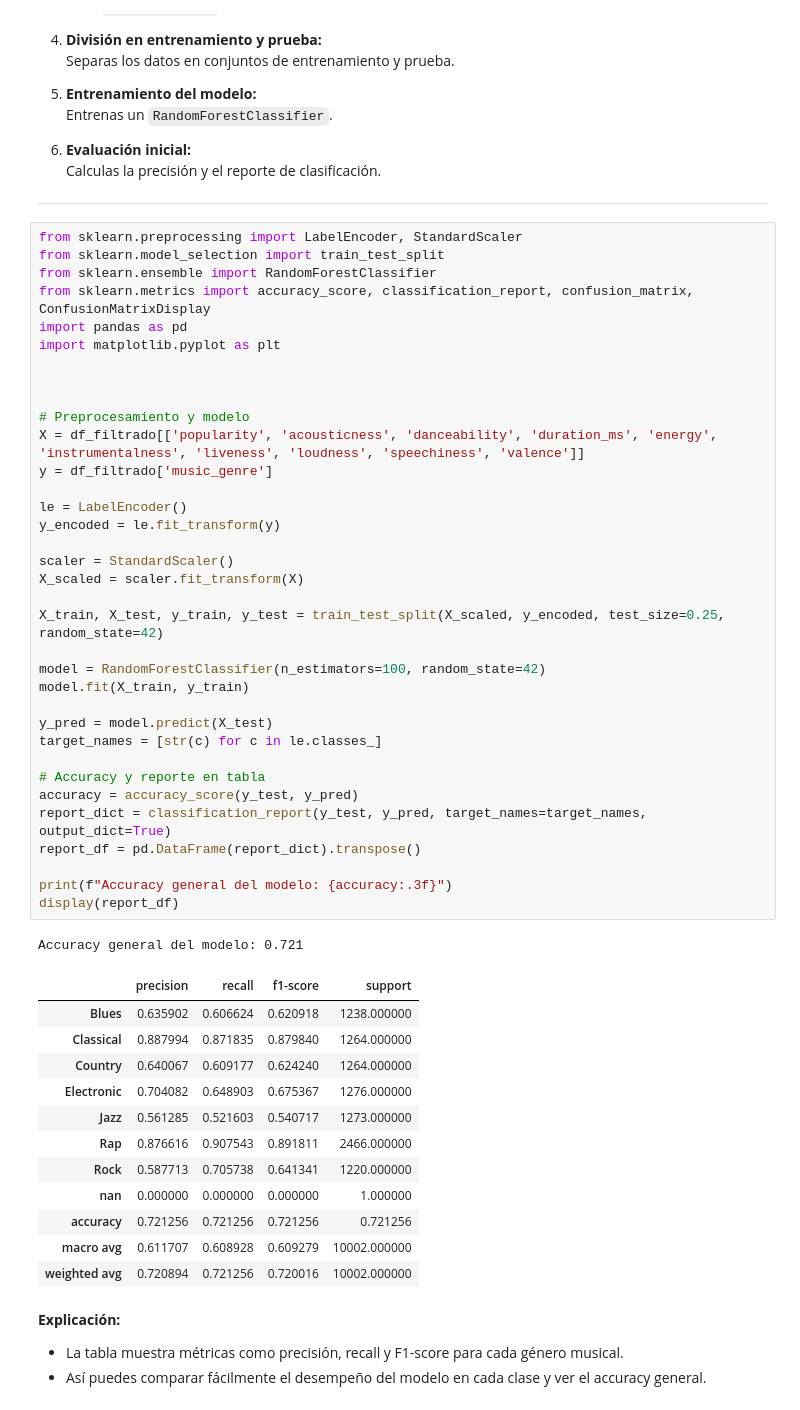
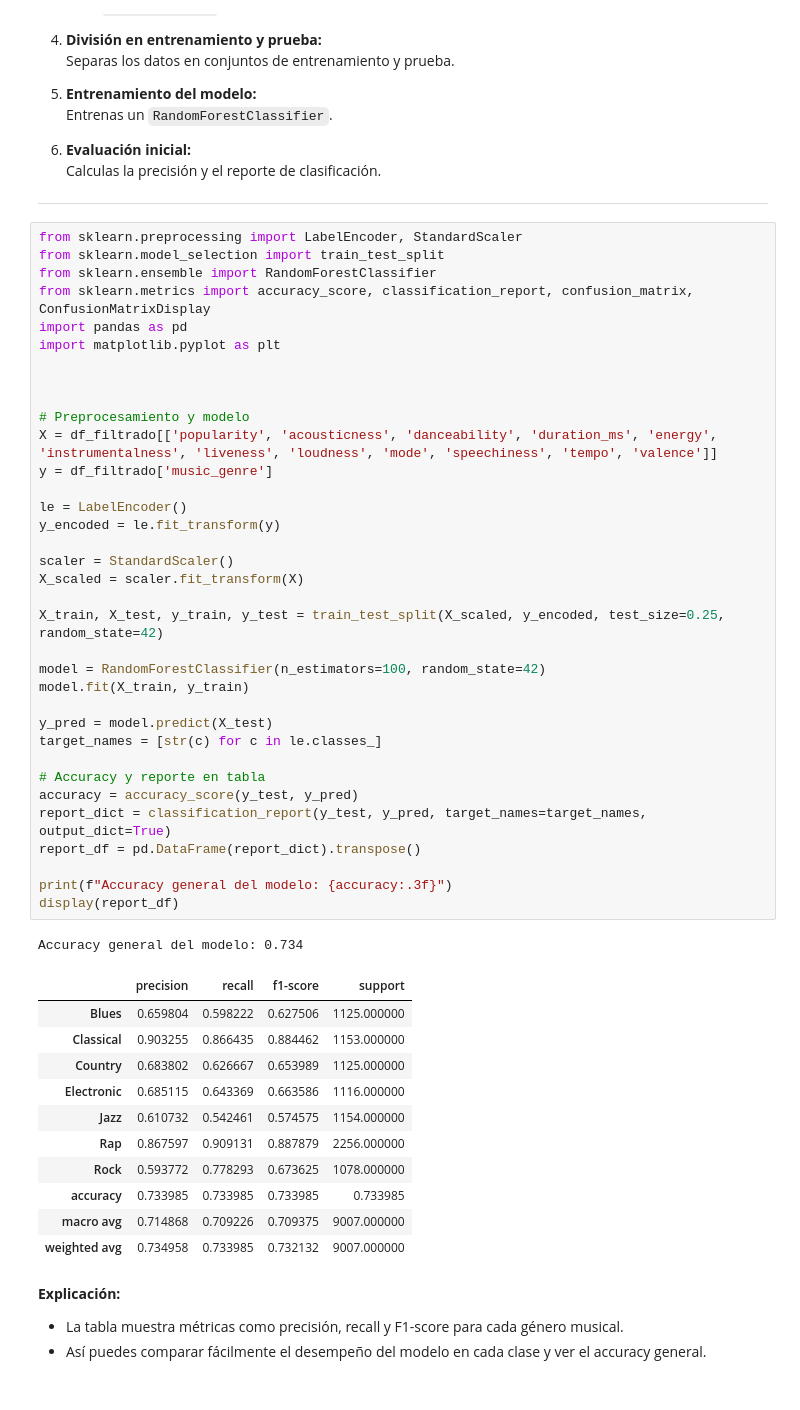
Before and after one commit to NoeRodriguez2104/Trabajo-IA-1, a Jupyter notebook: proyecto_musica.ipynb, the cells around one changed output. Saved outputs shown, nothing was run; the diff lists cells and outputs as text.

```diff
--- a/proyecto_musica.ipynb
+++ b/proyecto_musica.ipynb
@@ -165,46 +166,45 @@ import pandas as pd
 import matplotlib.pyplot as plt
 
 
 
 # Preprocesamiento y modelo
-X = df_filtrado[['popularity', 'acousticness', 'danceability', 'duration_ms', 'energy', 'instrumentalness', 'liveness', 'loudness', 'speechiness', 'valence']]
+X = df_filtrado[['popularity', 'acousticness', 'danceability', 'duration_ms', 'energy', 'instrumentalness', 'liveness', 'loudness', 'mode', 'speechiness', 'tempo', 'valence']]
 y = df_filtrado['music_genre']
 
 le = LabelEncoder()
 y_encoded = le.fit_transform(y)
 
 scaler = StandardScaler()
 X_scaled = scaler.fit_transform(X)
 
 X_train, X_test, y_train, y_test = train_test_split(X_scaled, y_encoded, test_size=0.25, random_state=42)
 
 model = RandomForestClassifier(n_estimators=100, random_state=42)
 model.fit(X_train, y_train)
 
 y_pred = model.predict(X_test)
 target_names = [str(c) for c in le.classes_]
 
 # Accuracy y reporte en tabla
 accuracy = accuracy_score(y_test, y_pred)
 report_dict = classification_report(y_test, y_pred, target_names=target_names, output_dict=True)
 report_df = pd.DataFrame(report_dict).transpose()
 
 print(f"Accuracy general del modelo: {accuracy:.3f}")
 display(report_df)
 # %% [output]
-Accuracy general del modelo: 0.721
+Accuracy general del modelo: 0.734
 |  | precision | recall | f1-score | support |
-| Blues | 0.635902 | 0.606624 | 0.620918 | 1238.000000 |
-| Classical | 0.887994 | 0.871835 | 0.879840 | 1264.000000 |
-| Country | 0.640067 | 0.609177 | 0.624240 | 1264.000000 |
-| Electronic | 0.704082 | 0.648903 | 0.675367 | 1276.000000 |
-| Jazz | 0.561285 | 0.521603 | 0.540717 | 1273.000000 |
-| Rap | 0.876616 | 0.907543 | 0.891811 | 2466.000000 |
-| Rock | 0.587713 | 0.705738 | 0.641341 | 1220.000000 |
-| nan | 0.000000 | 0.000000 | 0.000000 | 1.000000 |
-| accuracy | 0.721256 | 0.721256 | 0.721256 | 0.721256 |
-| macro avg | 0.611707 | 0.608928 | 0.609279 | 10002.000000 |
-| weighted avg | 0.720894 | 0.721256 | 0.720016 | 10002.000000 |
+| Blues | 0.659804 | 0.598222 | 0.627506 | 1125.000000 |
+| Classical | 0.903255 | 0.866435 | 0.884462 | 1153.000000 |
+| Country | 0.683802 | 0.626667 | 0.653989 | 1125.000000 |
+| Electronic | 0.685115 | 0.643369 | 0.663586 | 1116.000000 |
+| Jazz | 0.610732 | 0.542461 | 0.574575 | 1154.000000 |
+| Rap | 0.867597 | 0.909131 | 0.887879 | 2256.000000 |
+| Rock | 0.593772 | 0.778293 | 0.673625 | 1078.000000 |
+| accuracy | 0.733985 | 0.733985 | 0.733985 | 0.733985 |
+| macro avg | 0.714868 | 0.709226 | 0.709375 | 9007.000000 |
+| weighted avg | 0.734958 | 0.733985 | 0.732132 | 9007.000000 |
 # %% [markdown]
 
 
```
Also changed, not shown: parts of 5 cells of this notebook, 1 other file.
